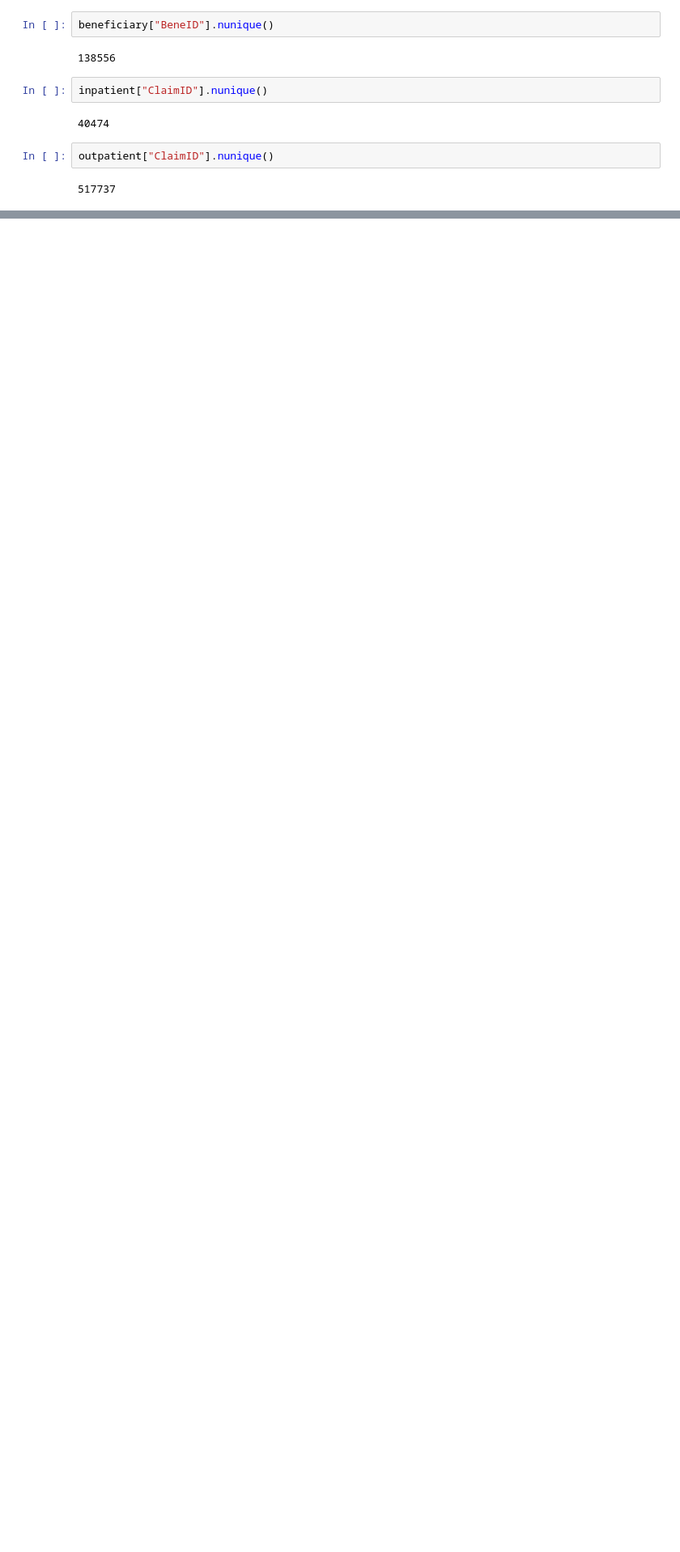
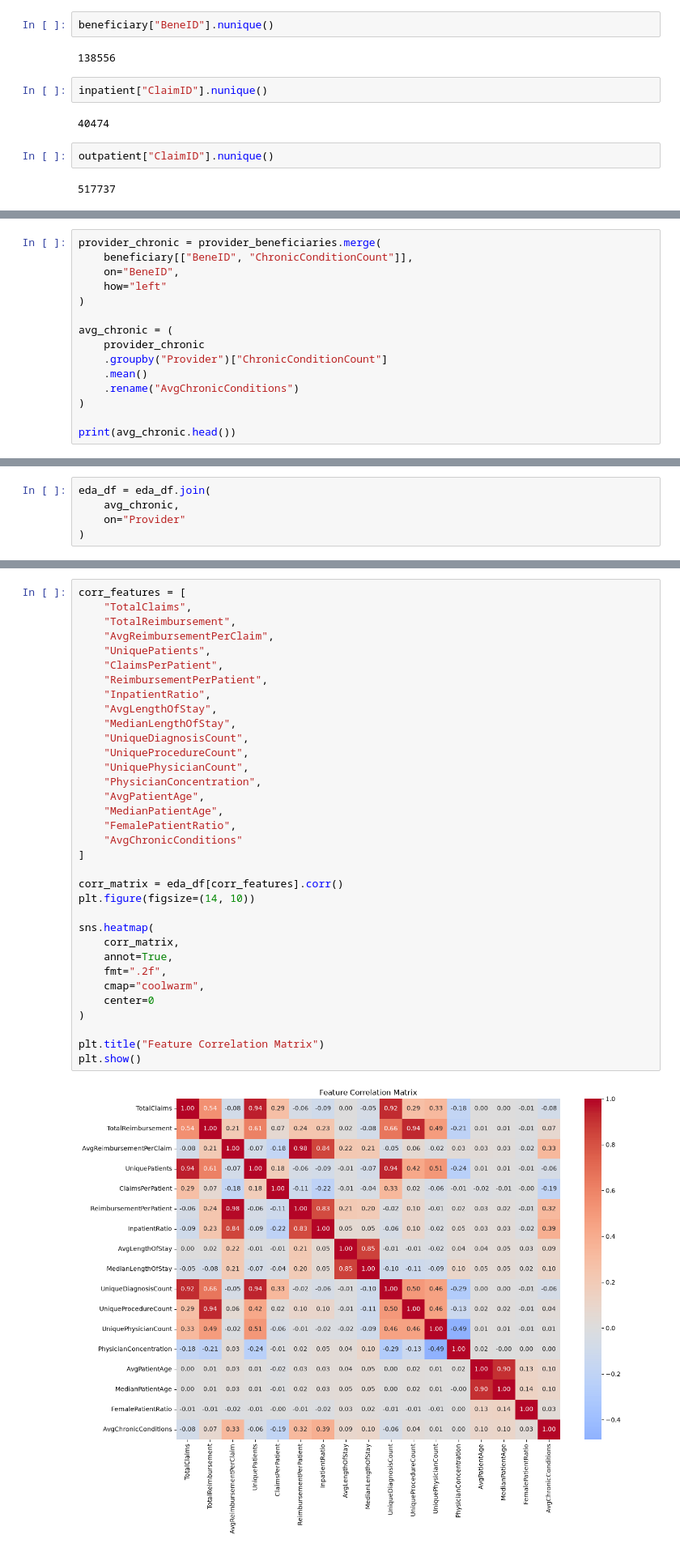
Before and after one commit to kkrishkataria/Healthcare-Fraud-Detection, a Jupyter notebook: notebooks/01_data_understanding.ipynb, the cells around one changed output, grey strips where cells are left out. Shown at 81% size. Cells and saved outputs as stored; diff of their text form; blank space fills up the shorter version.

```diff
--- a/notebooks/01_data_understanding.ipynb
+++ b/notebooks/01_data_understanding.ipynb
@@ -292,0 +1046,15 @@ outpatient["ClaimID"].nunique()
+# %%
+provider_chronic = provider_beneficiaries.merge(
+    beneficiary[["BeneID", "ChronicConditionCount"]],
+    on="BeneID",
+    how="left"
+)
+
+avg_chronic = (
+    provider_chronic
+    .groupby("Provider")["ChronicConditionCount"]
+    .mean()
+    .rename("AvgChronicConditions")
+)
+
+print(avg_chronic.head())
@@ -292,0 +1069,5 @@ outpatient["ClaimID"].nunique()
+# %%
+eda_df = eda_df.join(
+    avg_chronic,
+    on="Provider"
+)
@@ -292,0 +1155,36 @@ outpatient["ClaimID"].nunique()
+# %%
+corr_features = [
+    "TotalClaims",
+    "TotalReimbursement",
+    "AvgReimbursementPerClaim",
+    "UniquePatients",
+    "ClaimsPerPatient",
+    "ReimbursementPerPatient",
+    "InpatientRatio",
+    "AvgLengthOfStay",
+    "MedianLengthOfStay",
+    "UniqueDiagnosisCount",
+    "UniqueProcedureCount",
+    "UniquePhysicianCount",
+    "PhysicianConcentration",
+    "AvgPatientAge",
+    "MedianPatientAge",
+    "FemalePatientRatio",
+    "AvgChronicConditions"
+]
+
+corr_matrix = eda_df[corr_features].corr()
+plt.figure(figsize=(14, 10))
+
+sns.heatmap(
+    corr_matrix,
+    annot=True,
+    fmt=".2f",
+    cmap="coolwarm",
+    center=0
+)
+
+plt.title("Feature Correlation Matrix")
+plt.show()
+# %% [output]
+[figure, added]
```
Also changed, not shown: parts of 116 cells of this notebook, 7 other files.
